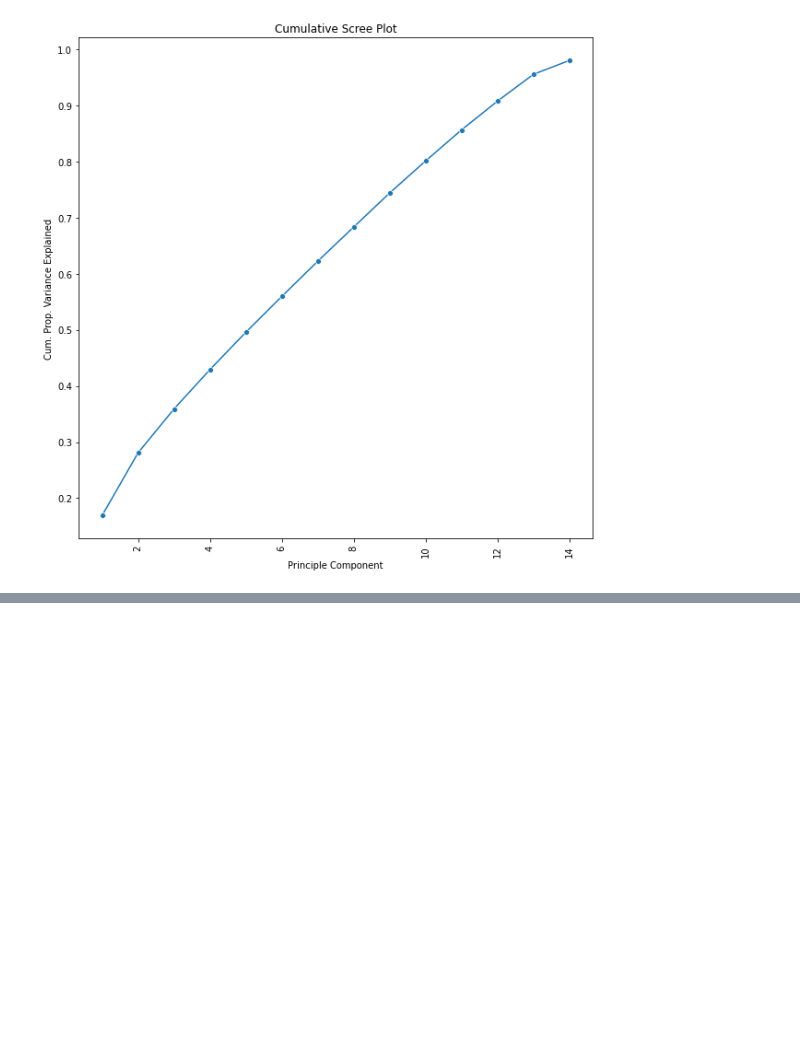
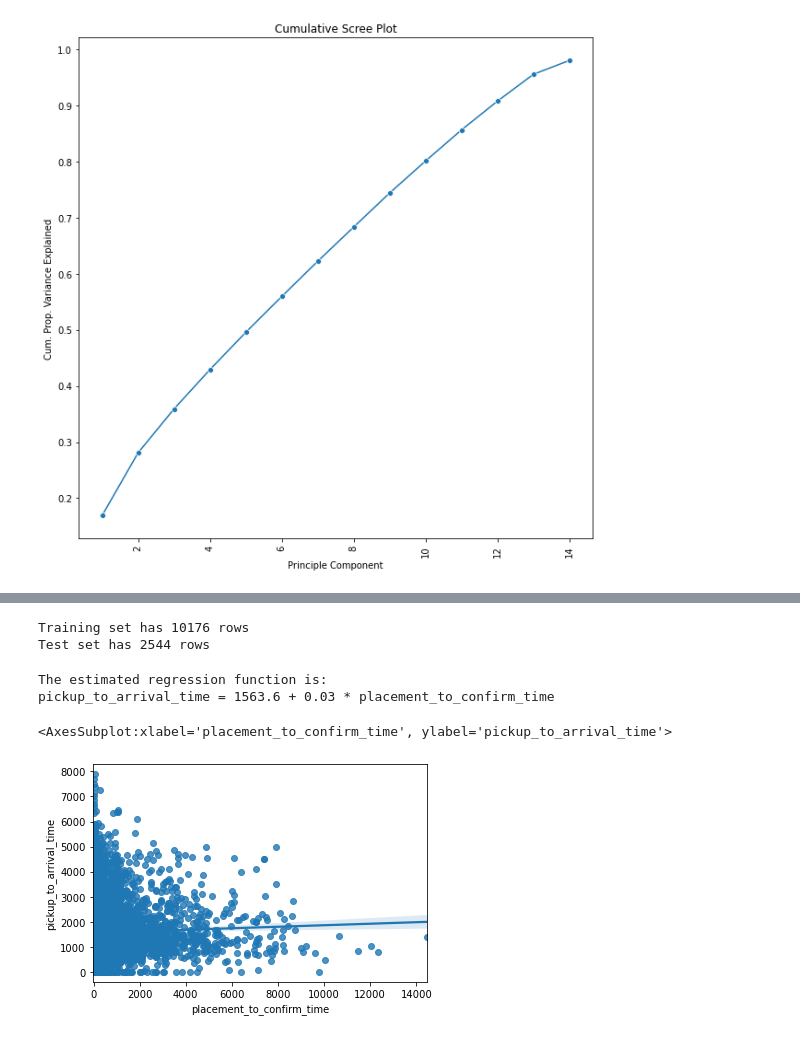
Before and after one commit to jeremylee73/ix-sendy-logistics, a Jupyter notebook: sendy-logistics.ipynb, the cells around one changed output, grey strips where cells are left out. Cells and saved outputs as stored; diff of their text form; code cells hidden in the pictures; blank space fills up the shorter version.

Commit message:
initial model, needs changes
model testing for placement_to_confirm_time and pickup_to_arrival_time

```diff
--- a/sendy-logistics.ipynb
+++ b/sendy-logistics.ipynb
@@ -157,0 +169,25 @@ train_pcs.head()
+# %%
+# split data into 80% train and 20% test portions
+from sklearn.model_selection import train_test_split
+train, test = train_test_split(train, test_size=0.2, random_state=12345)
+print('Training set has', train.shape[0], 'rows')
+print('Test set has', test.shape[0], 'rows')
+# %% [output]
+Training set has 10176 rows
+Test set has 2544 rows
+# %%
+# model testing
+from sklearn.linear_model import LinearRegression
+model1 = LinearRegression()
+model1.fit(X=train[["placement_to_confirm_time"]], y=train["pickup_to_arrival_time"])
+
+print('The estimated regression function is:\n\
+pickup_to_arrival_time =', np.round(model1.intercept_,2), '+', np.round(model1.coef_[0],2), '* placement_to_confirm_time')
+# %% [output]
+The estimated regression function is:
+pickup_to_arrival_time = 1563.6 + 0.03 * placement_to_confirm_time
+# %%
+sns.regplot(x=train[["placement_to_confirm_time"]], y=train["pickup_to_arrival_time"])
+# %% [output]
+<AxesSubplot:xlabel='placement_to_confirm_time', ylabel='pickup_to_arrival_time'>
+[figure, added]
```
Also changed, not shown: parts of 3 cells of this notebook.
